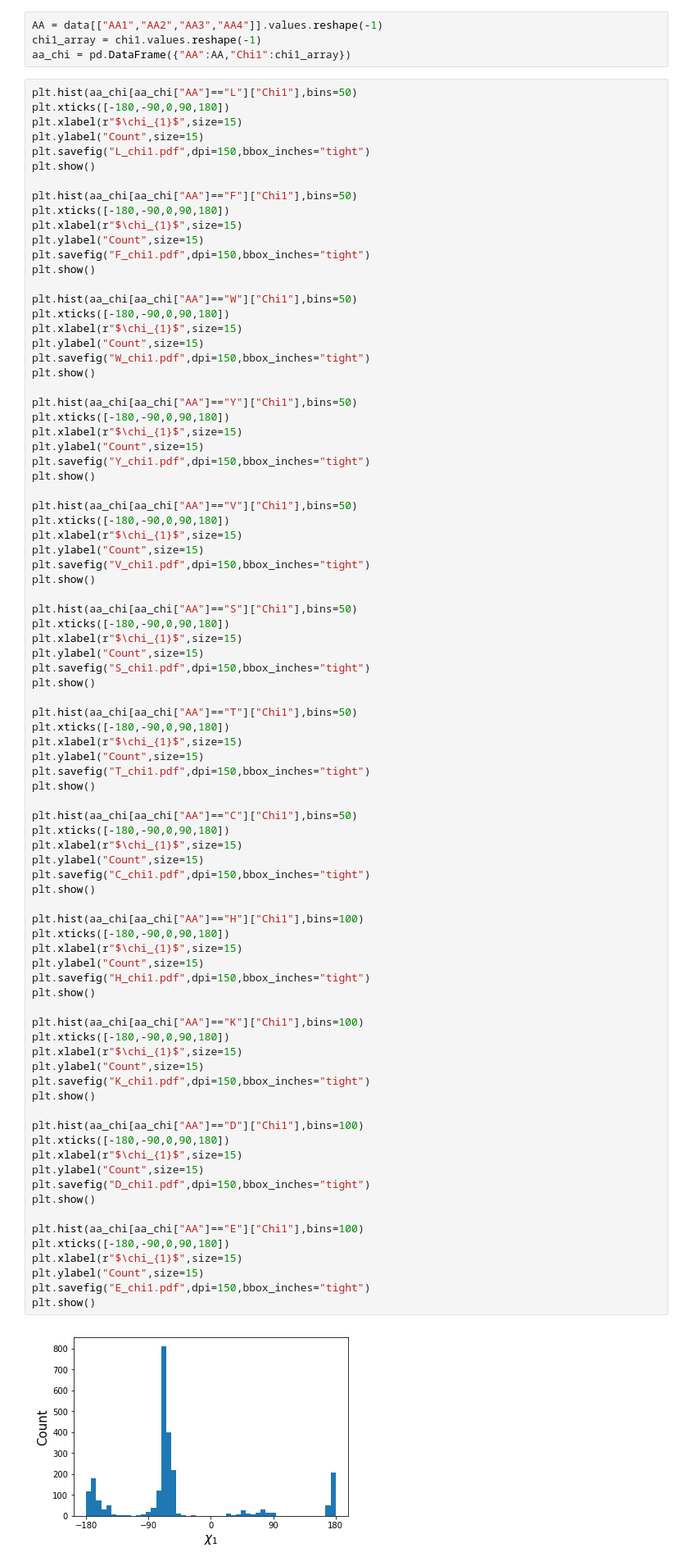
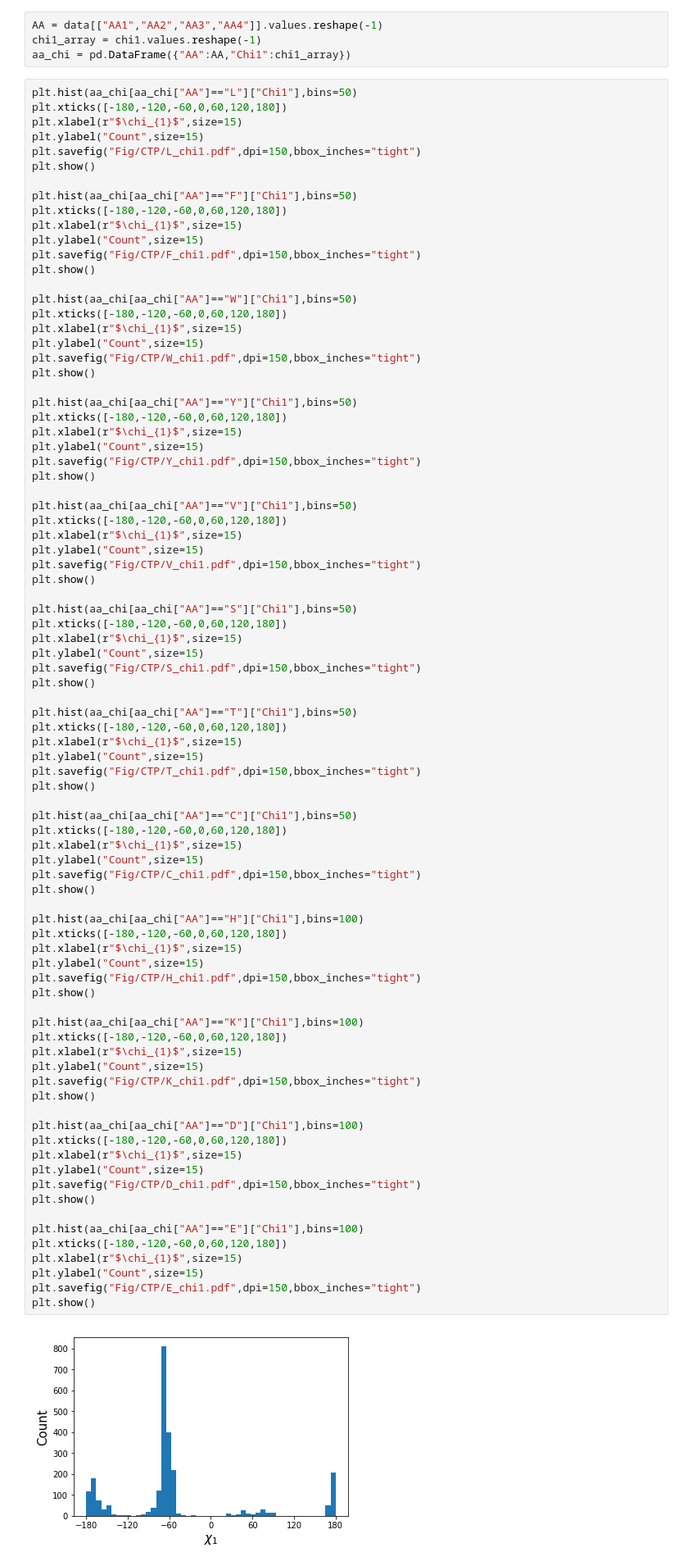
Before and after one commit to lucianlschan/RING, a Jupyter notebook: CTPs Analysis.ipynb, the cells around one changed output. Shown at 82% size. Saved outputs shown, nothing was run; the diff lists cells and outputs as text.

```diff
--- a/CTPs Analysis.ipynb
+++ b/CTPs Analysis.ipynb
@@ -161,87 +432,87 @@ chi1_array = chi1.values.reshape(-1)
 aa_chi = pd.DataFrame({"AA":AA,"Chi1":chi1_array})
 # %%
 plt.hist(aa_chi[aa_chi["AA"]=="L"]["Chi1"],bins=50)
-plt.xticks([-180,-90,0,90,180])
+plt.xticks([-180,-120,-60,0,60,120,180])
 plt.xlabel(r"$\chi_{1}$",size=15)
 plt.ylabel("Count",size=15)
-plt.savefig("L_chi1.pdf",dpi=150,bbox_inches="tight")
+plt.savefig("Fig/CTP/L_chi1.pdf",dpi=150,bbox_inches="tight")
 plt.show()
 
 plt.hist(aa_chi[aa_chi["AA"]=="F"]["Chi1"],bins=50)
-plt.xticks([-180,-90,0,90,180])
+plt.xticks([-180,-120,-60,0,60,120,180])
 plt.xlabel(r"$\chi_{1}$",size=15)
 plt.ylabel("Count",size=15)
-plt.savefig("F_chi1.pdf",dpi=150,bbox_inches="tight")
+plt.savefig("Fig/CTP/F_chi1.pdf",dpi=150,bbox_inches="tight")
 plt.show()
 
 plt.hist(aa_chi[aa_chi["AA"]=="W"]["Chi1"],bins=50)
-plt.xticks([-180,-90,0,90,180])
+plt.xticks([-180,-120,-60,0,60,120,180])
 plt.xlabel(r"$\chi_{1}$",size=15)
 plt.ylabel("Count",size=15)
-plt.savefig("W_chi1.pdf",dpi=150,bbox_inches="tight")
+plt.savefig("Fig/CTP/W_chi1.pdf",dpi=150,bbox_inches="tight")
 plt.show()
 
 plt.hist(aa_chi[aa_chi["AA"]=="Y"]["Chi1"],bins=50)
-plt.xticks([-180,-90,0,90,180])
+plt.xticks([-180,-120,-60,0,60,120,180])
 plt.xlabel(r"$\chi_{1}$",size=15)
 plt.ylabel("Count",size=15)
-plt.savefig("Y_chi1.pdf",dpi=150,bbox_inches="tight")
+plt.savefig("Fig/CTP/Y_chi1.pdf",dpi=150,bbox_inches="tight")
 plt.show()
 
 plt.hist(aa_chi[aa_chi["AA"]=="V"]["Chi1"],bins=50)
-plt.xticks([-180,-90,0,90,180])
+plt.xticks([-180,-120,-60,0,60,120,180])
 plt.xlabel(r"$\chi_{1}$",size=15)
 plt.ylabel("Count",size=15)
-plt.savefig("V_chi1.pdf",dpi=150,bbox_inches="tight")
+plt.savefig("Fig/CTP/V_chi1.pdf",dpi=150,bbox_inches="tight")
 plt.show()
 
 plt.hist(aa_chi[aa_chi["AA"]=="S"]["Chi1"],bins=50)
-plt.xticks([-180,-90,0,90,180])
+plt.xticks([-180,-120,-60,0,60,120,180])
 plt.xlabel(r"$\chi_{1}$",size=15)
 plt.ylabel("Count",size=15)
-plt.savefig("S_chi1.pdf",dpi=150,bbox_inches="tight")
+plt.savefig("Fig/CTP/S_chi1.pdf",dpi=150,bbox_inches="tight")
 plt.show()
 
 plt.hist(aa_chi[aa_chi["AA"]=="T"]["Chi1"],bins=50)
-plt.xticks([-180,-90,0,90,180])
+plt.xticks([-180,-120,-60,0,60,120,180])
 plt.xlabel(r"$\chi_{1}$",size=15)
 plt.ylabel("Count",size=15)
-plt.savefig("T_chi1.pdf",dpi=150,bbox_inches="tight")
+plt.savefig("Fig/CTP/T_chi1.pdf",dpi=150,bbox_inches="tight")
 plt.show()
 
 plt.hist(aa_chi[aa_chi["AA"]=="C"]["Chi1"],bins=50)
-plt.xticks([-180,-90,0,90,180])
+plt.xticks([-180,-120,-60,0,60,120,180])
 plt.xlabel(r"$\chi_{1}$",size=15)
 plt.ylabel("Count",size=15)
-plt.savefig("C_chi1.pdf",dpi=150,bbox_inches="tight")
+plt.savefig("Fig/CTP/C_chi1.pdf",dpi=150,bbox_inches="tight")
 plt.show()
 
 plt.hist(aa_chi[aa_chi["AA"]=="H"]["Chi1"],bins=100)
-plt.xticks([-180,-90,0,90,180])
+plt.xticks([-180,-120,-60,0,60,120,180])
 plt.xlabel(r"$\chi_{1}$",size=15)
 plt.ylabel("Count",size=15)
-plt.savefig("H_chi1.pdf",dpi=150,bbox_inches="tight")
+plt.savefig("Fig/CTP/H_chi1.pdf",dpi=150,bbox_inches="tight")
 plt.show()
 
 plt.hist(aa_chi[aa_chi["AA"]=="K"]["Chi1"],bins=100)
-plt.xticks([-180,-90,0,90,180])
+plt.xticks([-180,-120,-60,0,60,120,180])
 plt.xlabel(r"$\chi_{1}$",size=15)
 plt.ylabel("Count",size=15)
-plt.savefig("K_chi1.pdf",dpi=150,bbox_inches="tight")
+plt.savefig("Fig/CTP/K_chi1.pdf",dpi=150,bbox_inches="tight")
 plt.show()
 
 plt.hist(aa_chi[aa_chi["AA"]=="D"]["Chi1"],bins=100)
-plt.xticks([-180,-90,0,90,180])
+plt.xticks([-180,-120,-60,0,60,120,180])
 plt.xlabel(r"$\chi_{1}$",size=15)
 plt.ylabel("Count",size=15)
-plt.savefig("D_chi1.pdf",dpi=150,bbox_inches="tight")
+plt.savefig("Fig/CTP/D_chi1.pdf",dpi=150,bbox_inches="tight")
 plt.show()
 
 plt.hist(aa_chi[aa_chi["AA"]=="E"]["Chi1"],bins=100)
-plt.xticks([-180,-90,0,90,180])
+plt.xticks([-180,-120,-60,0,60,120,180])
 plt.xlabel(r"$\chi_{1}$",size=15)
 plt.ylabel("Count",size=15)
-plt.savefig("E_chi1.pdf",dpi=150,bbox_inches="tight")
+plt.savefig("Fig/CTP/E_chi1.pdf",dpi=150,bbox_inches="tight")
 plt.show()
 # %% [output]
-[figure, old version]
+[figure, new version]
```
Also changed, not shown: parts of 33 cells of this notebook.
